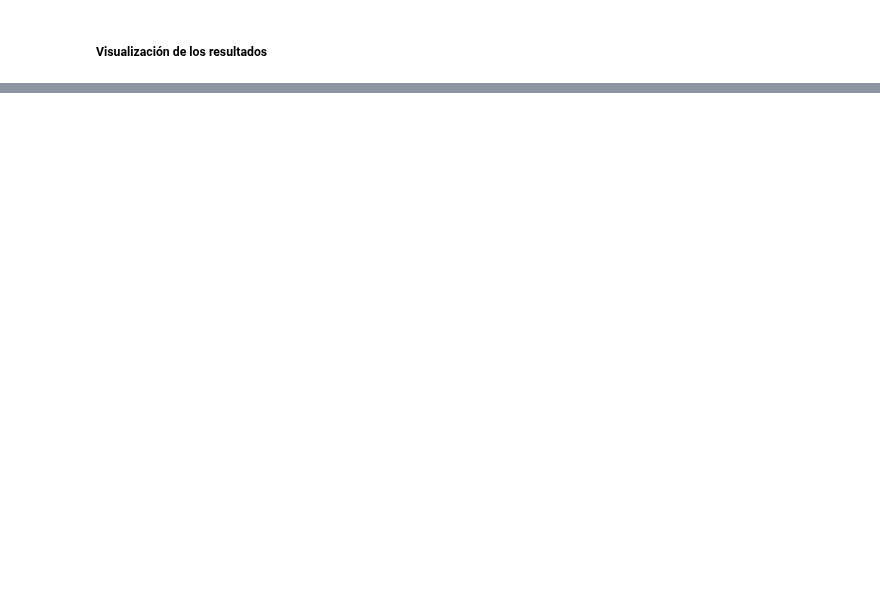
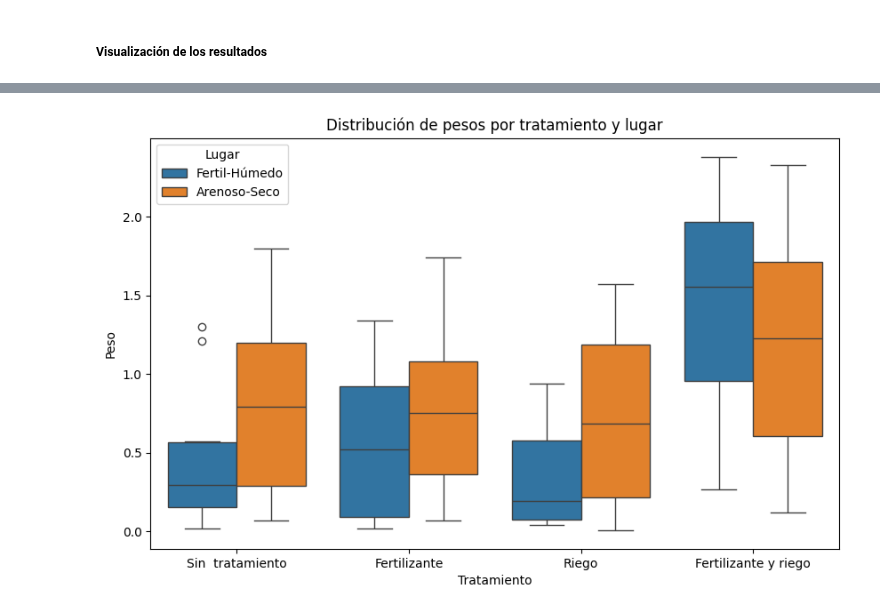
Before and after one commit to DaniCh-Coder/Python-Notes, a Jupyter notebook: ps stats/ANOVA/ANOVA-factores.ipynb, the cells around one changed output, grey strips where cells are left out. Saved outputs shown, nothing was run; the diff lists cells and outputs as text; code cells hidden in the pictures; blank space fills up the shorter version.

Commit message:
modified:   ps stats/ANOVA/ANOVA-factores.ipynb 	new file:   ps stats/No-Param/No-parametric.ipynb

```diff
--- a/ps stats/ANOVA/ANOVA-factores.ipynb
+++ b/ps stats/ANOVA/ANOVA-factores.ipynb
@@ -134,0 +264,13 @@ Valor p: 0.007348294418256392
+# %%
+# Transformar los datos en formato "long" para análisis ANOVA
+df_long = df.melt(id_vars=['Años', 'Lugar'],
+                  value_vars=['Sin  tratamiento', 'Fertilizante', 'Riego', 'Fertilizante y riego'],
+                  var_name='Tratamiento', value_name='Peso')
+# %%
+# Visualización de los resultados
+plt.figure(figsize=(10, 6))
+sns.boxplot(x='Tratamiento', y='Peso', hue='Lugar', data=df_long)
+plt.title('Distribución de pesos por tratamiento y lugar')
+plt.show()
+# %% [output]
+[figure, added]
```
Also changed, not shown: parts of 23 cells of this notebook, 1 other file.
